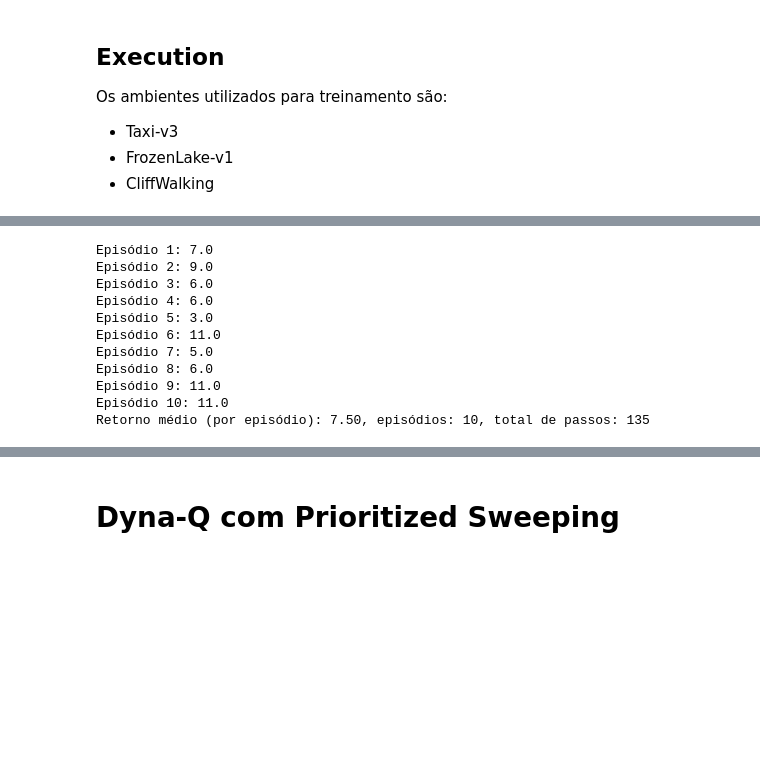
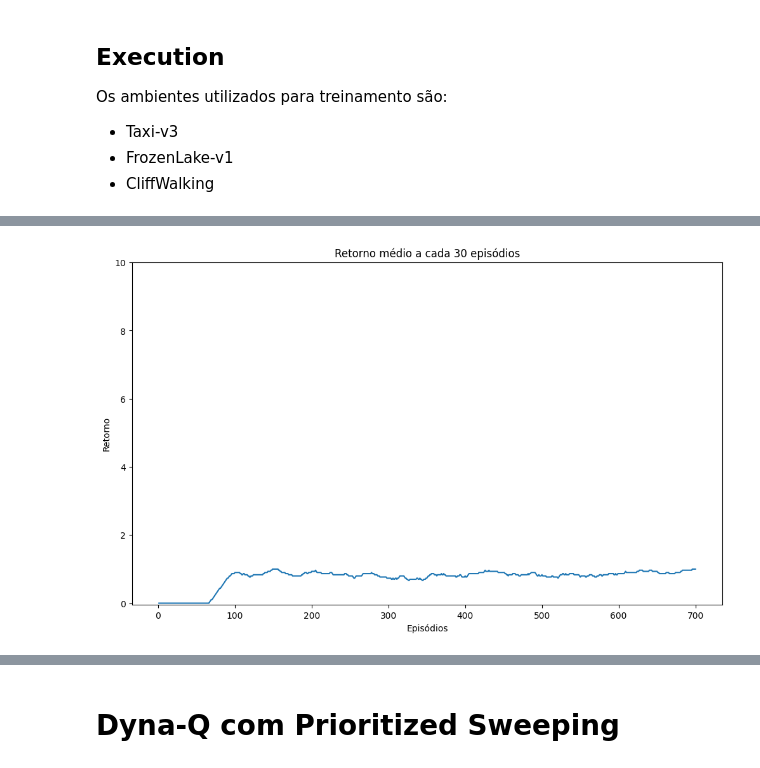
Before and after one commit to Luv4as/projeto11_RL, a Jupyter notebook: Projeto11_RL.ipynb, the cells around one changed output, grey strips where cells are left out. Saved outputs shown, nothing was run; the diff lists cells and outputs as text; code cells hidden in the pictures; blank space fills up the shorter version.

```diff
--- a/Projeto11_RL.ipynb
+++ b/Projeto11_RL.ipynb
@@ -198,14 +214,5 @@ plot_result(rewards2, rmax, cumulative='no', window=30)
-# %%
-evaluate_qtable_policy(env, qtable2, 10, verbose=True);
-# %% [output]
-Episódio 1: 7.0
-Episódio 2: 9.0
-Episódio 3: 6.0
-Episódio 4: 6.0
-Episódio 5: 3.0
-Episódio 6: 11.0
-Episódio 7: 5.0
-Episódio 8: 6.0
-Episódio 9: 11.0
-Episódio 10: 11.0
-Retorno médio (por episódio): 7.50, episódios: 10, total de passos: 135
+# %%
+# Mostra um gráfico de passos x retornos não descontados acumulados
+plot_result(frozen_lake_dyna_q_rewards, rmax, cumulative='no', window=30)
+# %% [output]
+[figure, added]
```
Also changed, not shown: parts of 21 cells of this notebook.
